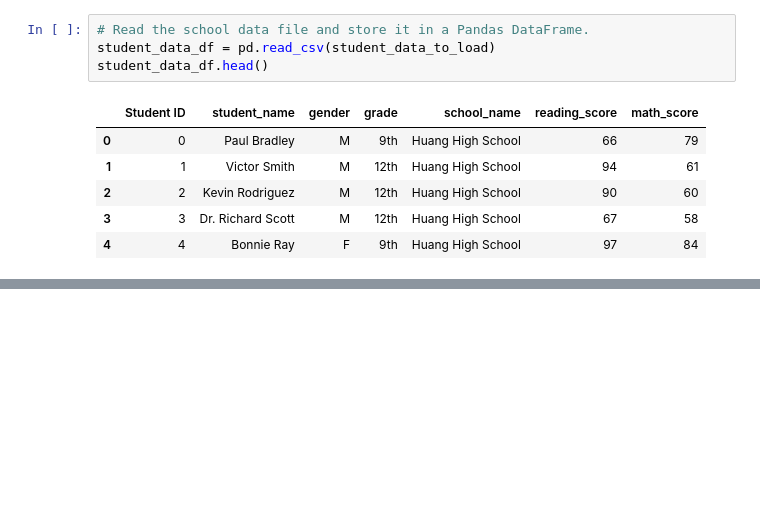
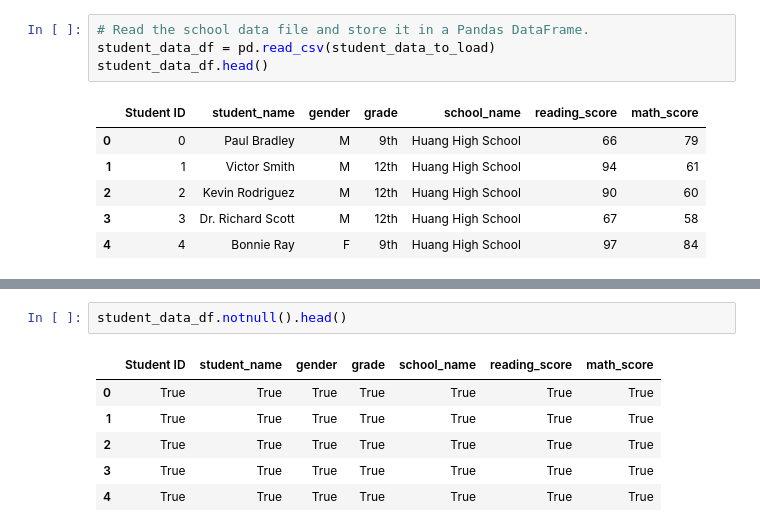
Before and after one commit to charleside2001/School_District_Analysis, a Jupyter notebook: PyCitySchools.ipynb, the cells around one changed output, grey strips where cells are left out. Cells and saved outputs as stored; diff of their text form; blank space fills up the shorter version.

```diff
--- a/PyCitySchools.ipynb
+++ b/PyCitySchools.ipynb
@@ -41,0 +113,9 @@ student_data_df.head()
+# %%
+student_data_df.notnull().head()
+# %% [output]
+|  | Student ID | student_name | gender | grade | school_name | reading_score | math_score |
+| 0 | True | True | True | True | True | True | True |
+| 1 | True | True | True | True | True | True | True |
+| 2 | True | True | True | True | True | True | True |
+| 3 | True | True | True | True | True | True | True |
+| 4 | True | True | True | True | True | True | True |
```
Also changed, not shown: parts of 39 cells of this notebook.
